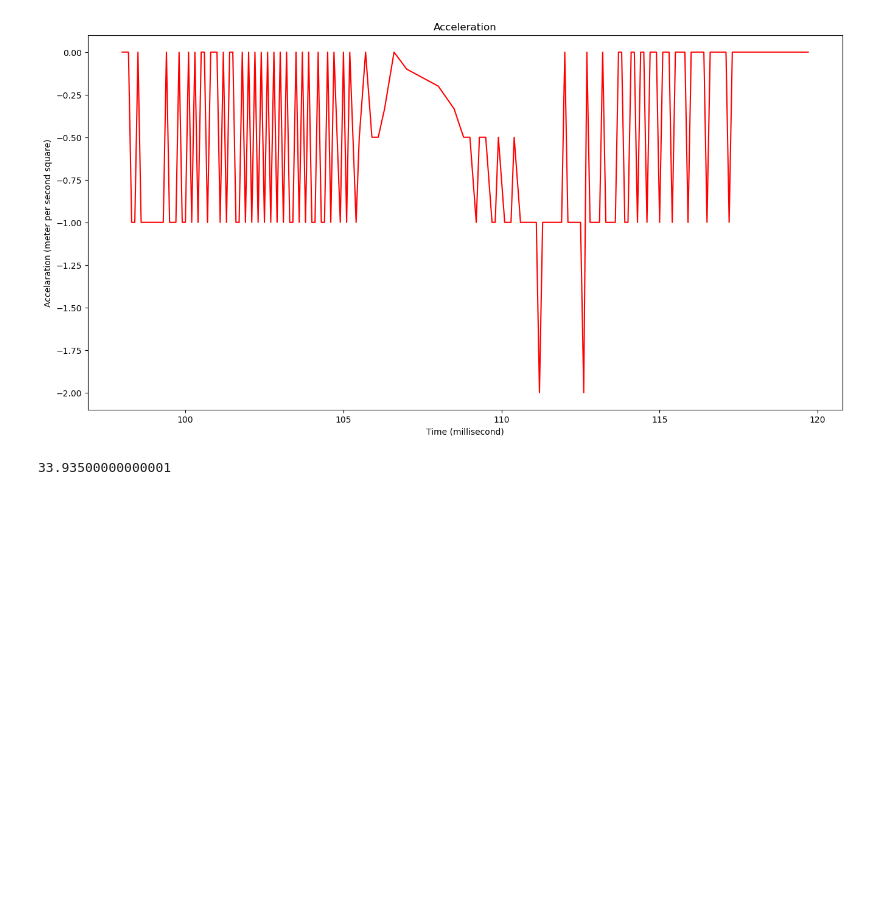
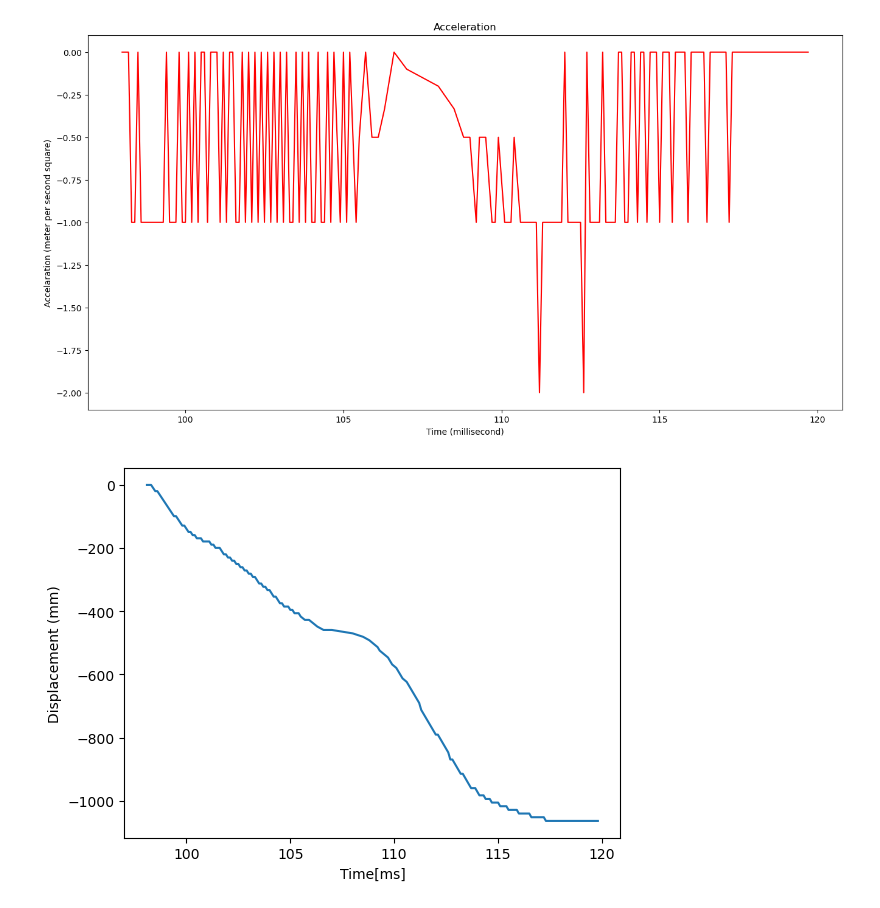
Before and after one commit to SamiOnur/SafetyReports, a Jupyter notebook: Safety02/Safety02.ipynb, the cells around one changed output. Saved outputs shown, nothing was run; the diff lists cells and outputs as text; code cells hidden in the pictures; blank space fills up the shorter version.

```diff
--- a/Safety02/Safety02.ipynb
+++ b/Safety02/Safety02.ipynb
@@ -82,12 +82,12 @@ plt.show()
 # %% [output]
 [figure]
 # %%
-x = impact["Time[ms]"].values
-v = impact["Velocity[m/s]"].values
-a = impact["Acceleration"].values
-
-displacement = np.trapz(v, x)
+displacement = impact["Velocity[m/s]"].diff() * impact["Time[ms]"][1:]
+sum_displacements = displacement.cumsum()
 # %%
-displacement
+plt.plot(impact["Time[ms]"], sum_displacements)
+plt.xlabel("Time[ms]")
+plt.ylabel('Displacement (mm)')
+plt.show()
 # %% [output]
-33.93500000000001
+[figure, added]
```
